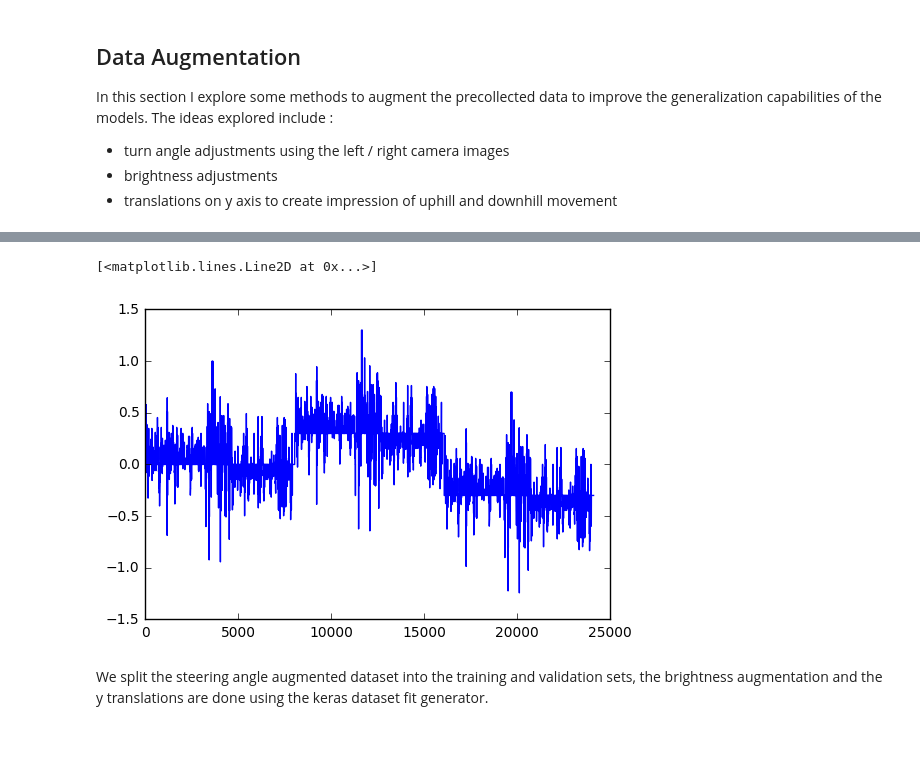
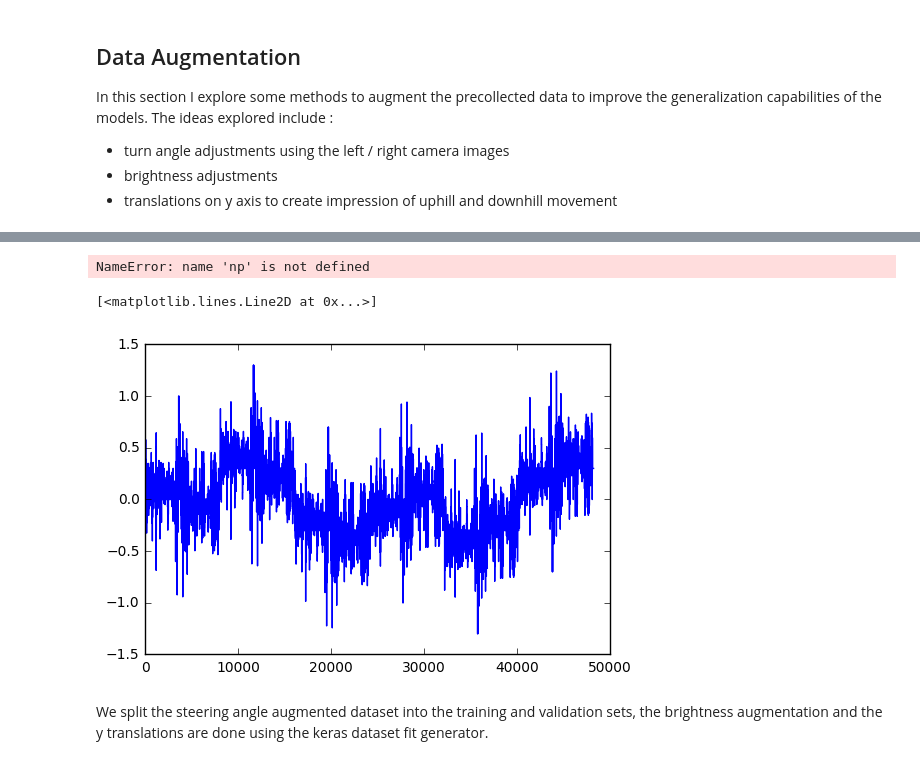
Before and after one commit to aditbiswas1/P3-behavioral-cloning, a Jupyter notebook: Behavioral Cloning.ipynb, the cells around one changed output, grey strips where cells are left out. Drawn from its saved outputs; the diff is of its cells as text; code cells hidden in the pictures.

```diff
--- a/Behavioral Cloning.ipynb
+++ b/Behavioral Cloning.ipynb
@@ -163,11 +182,20 @@ steering_left = steering_angles.copy().apply(lambda x: x+0.3)
 steering_right = steering_angles.copy().apply(lambda x: x-0.3)
 steering_angles = steering_angles.append(steering_left)
 steering_angles = steering_angles.append(steering_right)
+# %%
+steering_angles = np.asarray(steering_angles)
+# for brightness augmentation
+steering_angles = np.append(steering_angles,steering_angles,axis=0)
+
+# for flipping
+steering_angles = np.append(steering_angles,-steering_angles,axis=0)
+# %% [output]
+NameError: name 'np' is not defined
 # %%
-plt.plot(steering_angles.values)
+plt.plot(steering_angles)
 # %% [output]
 [<matplotlib.lines.Line2D at 0x...>]
-[figure, old version]
+[figure, new version]
 # %% [markdown]
 We split the steering angle augmented dataset into the training and validation sets, the brightness augmentation and the y translations are done using the keras dataset fit generator.
 # %%
```
Also changed, not shown: parts of 18 cells of this notebook.
